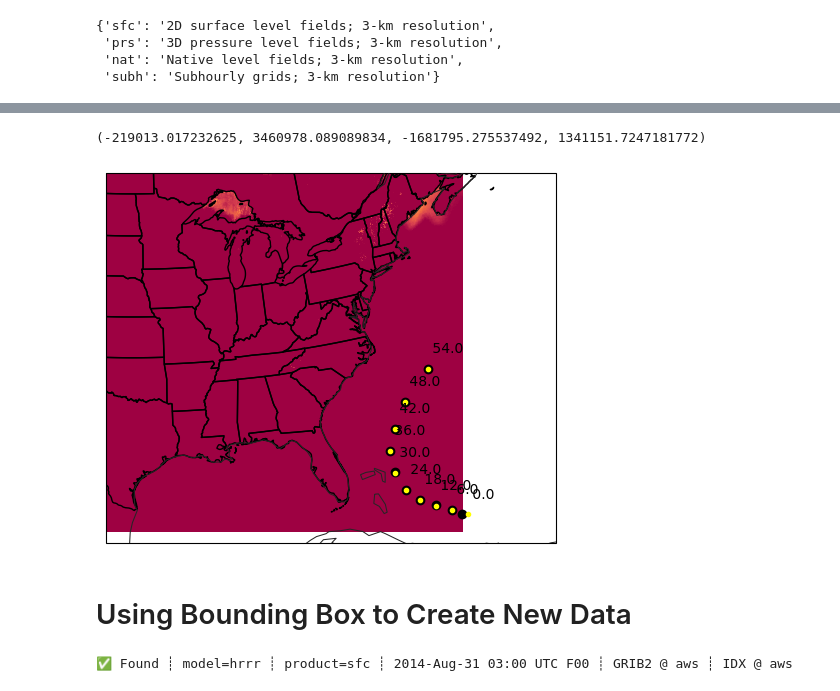
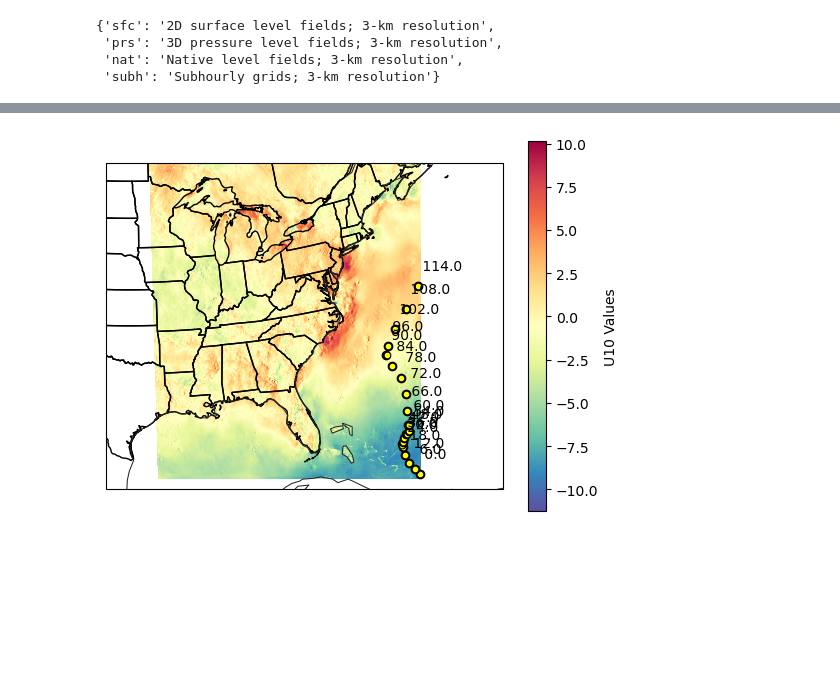
Before and after one commit to JoeBeyrer/storm-surge-parametric-inputs, a Jupyter notebook: herbieLoading.ipynb, the cells around one changed output, grey strips where cells are left out. Drawn from its saved outputs; the diff is of its cells as text; code cells hidden in the pictures; blank space fills up the shorter version.

Commit message:
Loading HRRR with herbie, pick points, bounding box

```diff
--- a/herbieLoading.ipynb
+++ b/herbieLoading.ipynb
@@ -27,12 +68,3 @@ H.PRODUCTS
  'prs': '3D pressure level fields; 3-km resolution',
  'nat': 'Native level fields; 3-km resolution',
  'subh': 'Subhourly grids; 3-km resolution'}
-# %%
-# Load each variable for U/V components of wind and surface air pressure at surface
-ds_u = H.xarray(':UGRD:10 m')
-ds_v = H.xarray(':VGRD:10 m')
-ds_p = H.xarray(':PRES:surface')
-
-# Merge datasets
-ds = xarray.merge([ds_u, ds_v, ds_p])
-ds
@@ -110,51 +172,37 @@ AttributeError: 'list' object has no attribute 'herbie'
 for i in range(len(matched)):
     matched[i] = matched[i].swap_dims({"point": "point_time"})
 # %%
-from herbie.toolbox import EasyMap, pc, ccrs
+ax = EasyMap(crs=ds.herbie.crs).ax
 
-ax = EasyMap(crs=ds.herbie.crs).ax
-ax.pcolormesh(
+c = ax.pcolormesh(
     ds.longitude,
     ds.latitude,
-    ds.t2m,
+    ds.u10,
     cmap="Spectral_r",
-    vmax=290,
-    vmin=270,
     transform=pc,
 )
 
-for i in matched[50].point_time:
-    z = matched[10].sel(point_time=i)
+for i in matched[1].point_time:
+    z = matched[1].sel(point_time=i)
     ax.scatter(z.longitude, z.latitude, color="k", transform=pc)
     ax.scatter(
         z.point_longitude, z.point_latitude, color="yellow", marker=".", transform=pc
     )
     ax.text(
         z.point_longitude,
         z.point_latitude,
         f" {z.point_time.item()}\n",
         transform=pc,
     )
+
 ax.set_extent([-98, -65, 25, 45], crs=pc)
 ax.add_feature(cfeature.STATES.with_scale('50m'))
 ax.adjust_extent()
+
+
+fig = plt.gcf()
+fig.colorbar(c, ax=ax, orientation='vertical', label='U10 Values')
+
+plt.show()
 # %% [output]
-(-219013.017232625, 3460978.089089834, -1681795.275537492, 1341151.7247181772)
-[figure, old version]
+[figure, new version]
-# %% [markdown]
-# Using Bounding Box to Create New Data
-# %%
-from herbie import wgrib2
-import os
-
-dir = os.getcwd()
-extent = (-97, -72, 25, 35)
-
-H = Herbie(
-    "2014-08-31 03:00",
-    model="hrrr",
-    product="sfc",
-    fxx=0,
-)
-# %% [output]
-✅ Found ┊ model=hrrr ┊ product=sfc ┊ 2014-Aug-31 03:00 UTC F00 ┊ GRIB2 @ aws ┊ IDX @ aws
```
Also changed, not shown: parts of 8 cells of this notebook.
